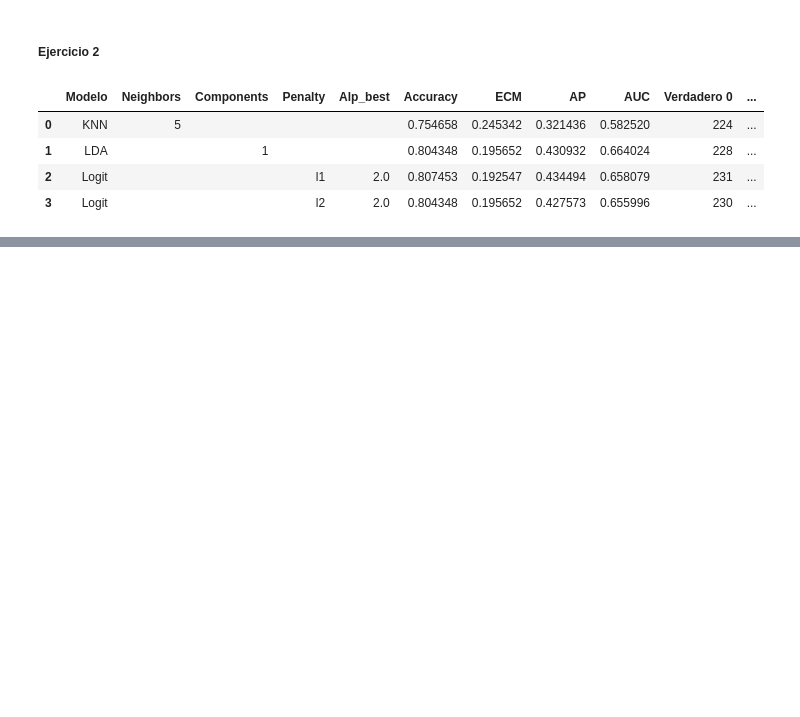
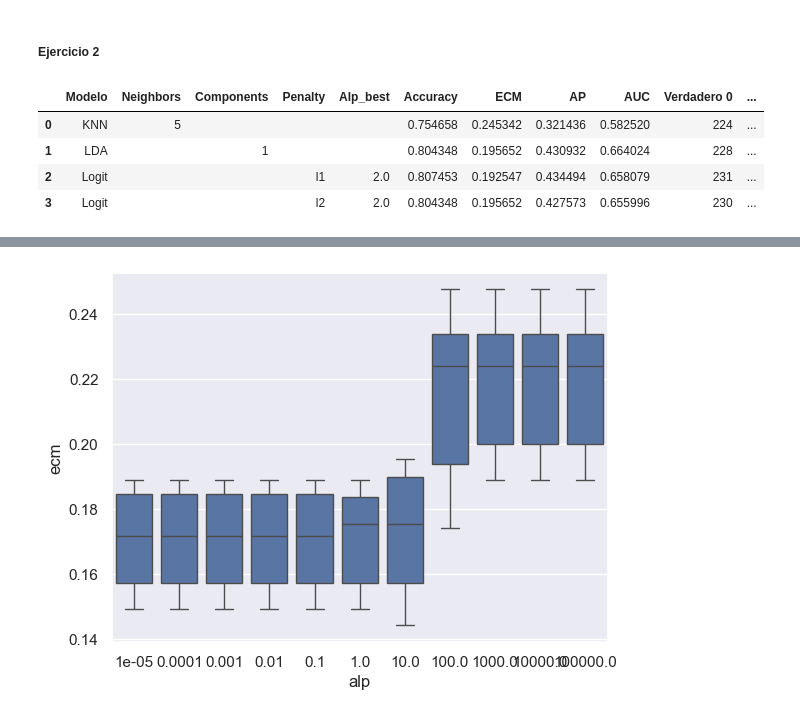
Before and after one commit to JuanDBarnes/BigData, a Jupyter notebook: TP3/Code/TP3_Barnes_Legaspe_Martin.ipynb, the cells around one changed output, grey strips where cells are left out. Drawn from its saved outputs; the diff is of its cells as text; code cells hidden in the pictures; blank space fills up the shorter version.

```diff
--- a/TP3/Code/TP3_Barnes_Legaspe_Martin.ipynb
+++ b/TP3/Code/TP3_Barnes_Legaspe_Martin.ipynb
@@ -474,0 +489,6 @@ lasso_2[0]
+# %%
+modelos = ["KNN","LDA","Logit"]
+parametros = {"k_range": range(2,11), "neighbors":5, "components":1, "penalty": ["l1"], "lambda": np.logspace(-5,5,num=5-(-5)+1,base=10)} #Penalty de Lasso, la l2 es Ridge.
+
+
+reg_lasso = evalua_multiples_metodos(modelos,x,y,parametros)
@@ -474,0 +538,8 @@ lasso_2[0]
+# %%
+# Box plot para regularización LASSO
+
+import seaborn as sns
+sns.set()
+ss = sns.boxplot(data=reg_lasso[1], x="alp", y="ecm")
+# %% [output]
+[figure, added]
```
Also changed, not shown: parts of 19 cells of this notebook.
